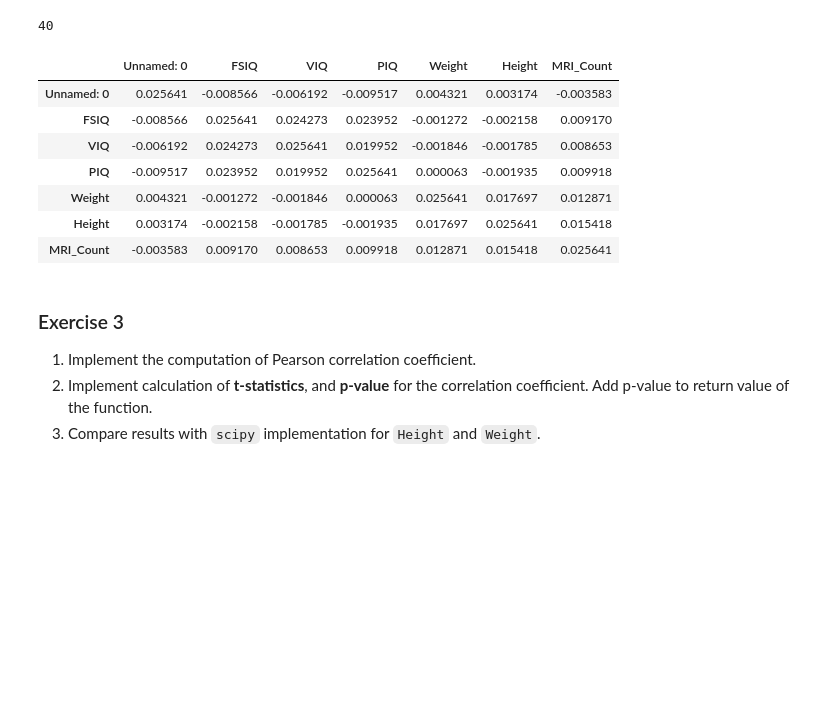
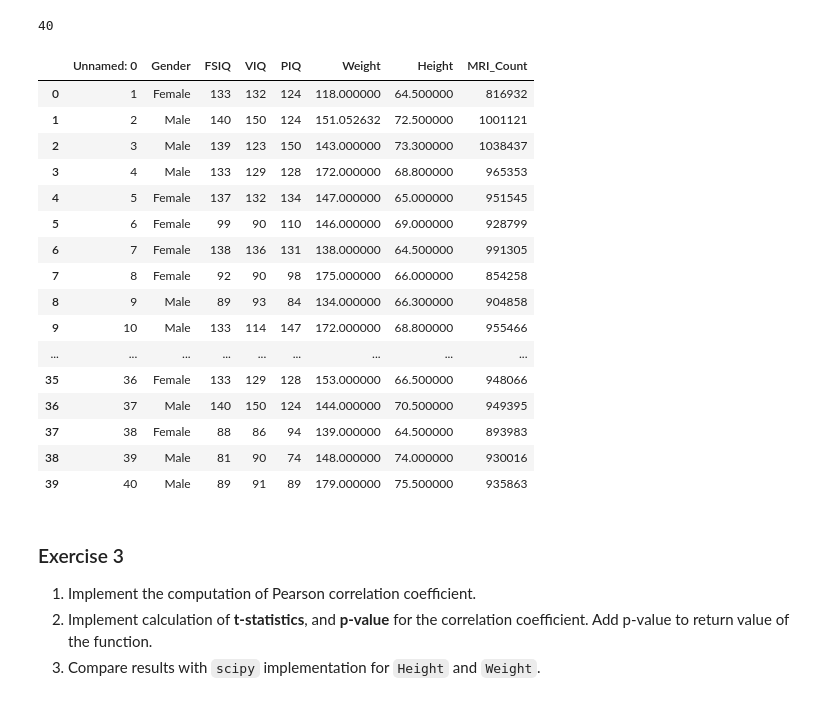
Before and after one commit to fafasonga/advstat-labs, a Jupyter notebook: Lab02/Lab02.ipynb, the cells around one changed output. Saved outputs shown, nothing was run; the diff lists cells and outputs as text; code cells hidden in the pictures; blank space fills up the shorter version.

```diff
--- a/Lab02/Lab02.ipynb
+++ b/Lab02/Lab02.ipynb
@@ -174,18 +173,26 @@ n = len(data)
 n
 # %% [output]
 40
-# %%
-t=h / (n-1)
-t
-# %% [output]
-|  | Unnamed: 0 | FSIQ | VIQ | PIQ | Weight | Height | MRI_Count |
-| Unnamed: 0 | 0.025641 | -0.008566 | -0.006192 | -0.009517 | 0.004321 | 0.003174 | -0.003583 |
-| FSIQ | -0.008566 | 0.025641 | 0.024273 | 0.023952 | -0.001272 | -0.002158 | 0.009170 |
-| VIQ | -0.006192 | 0.024273 | 0.025641 | 0.019952 | -0.001846 | -0.001785 | 0.008653 |
-| PIQ | -0.009517 | 0.023952 | 0.019952 | 0.025641 | 0.000063 | -0.001935 | 0.009918 |
-| Weight | 0.004321 | -0.001272 | -0.001846 | 0.000063 | 0.025641 | 0.017697 | 0.012871 |
-| Height | 0.003174 | -0.002158 | -0.001785 | -0.001935 | 0.017697 | 0.025641 | 0.015418 |
-| MRI_Count | -0.003583 | 0.009170 | 0.008653 | 0.009918 | 0.012871 | 0.015418 | 0.025641 |
+# %%
+data
+# %% [output]
+|  | Unnamed: 0 | Gender | FSIQ | VIQ | PIQ | Weight | Height | MRI_Count |
+| 0 | 1 | Female | 133 | 132 | 124 | 118.000000 | 64.500000 | 816932 |
+| 1 | 2 | Male | 140 | 150 | 124 | 151.052632 | 72.500000 | 1001121 |
+| 2 | 3 | Male | 139 | 123 | 150 | 143.000000 | 73.300000 | 1038437 |
+| 3 | 4 | Male | 133 | 129 | 128 | 172.000000 | 68.800000 | 965353 |
+| 4 | 5 | Female | 137 | 132 | 134 | 147.000000 | 65.000000 | 951545 |
+| 5 | 6 | Female | 99 | 90 | 110 | 146.000000 | 69.000000 | 928799 |
+| 6 | 7 | Female | 138 | 136 | 131 | 138.000000 | 64.500000 | 991305 |
+| 7 | 8 | Female | 92 | 90 | 98 | 175.000000 | 66.000000 | 854258 |
+| 8 | 9 | Male | 89 | 93 | 84 | 134.000000 | 66.300000 | 904858 |
+| 9 | 10 | Male | 133 | 114 | 147 | 172.000000 | 68.800000 | 955466 |
+| ... | ... | ... | ... | ... | ... | ... | ... | ... |
+| 35 | 36 | Female | 133 | 129 | 128 | 153.000000 | 66.500000 | 948066 |
+| 36 | 37 | Male | 140 | 150 | 124 | 144.000000 | 70.500000 | 949395 |
+| 37 | 38 | Female | 88 | 86 | 94 | 139.000000 | 64.500000 | 893983 |
+| 38 | 39 | Male | 81 | 90 | 74 | 148.000000 | 74.000000 | 930016 |
+| 39 | 40 | Male | 89 | 91 | 89 | 179.000000 | 75.500000 | 935863 |
 # %%
 # compute covariance using numpy
 # %% [markdown]
```
Also changed, not shown: parts of 2 cells of this notebook.
